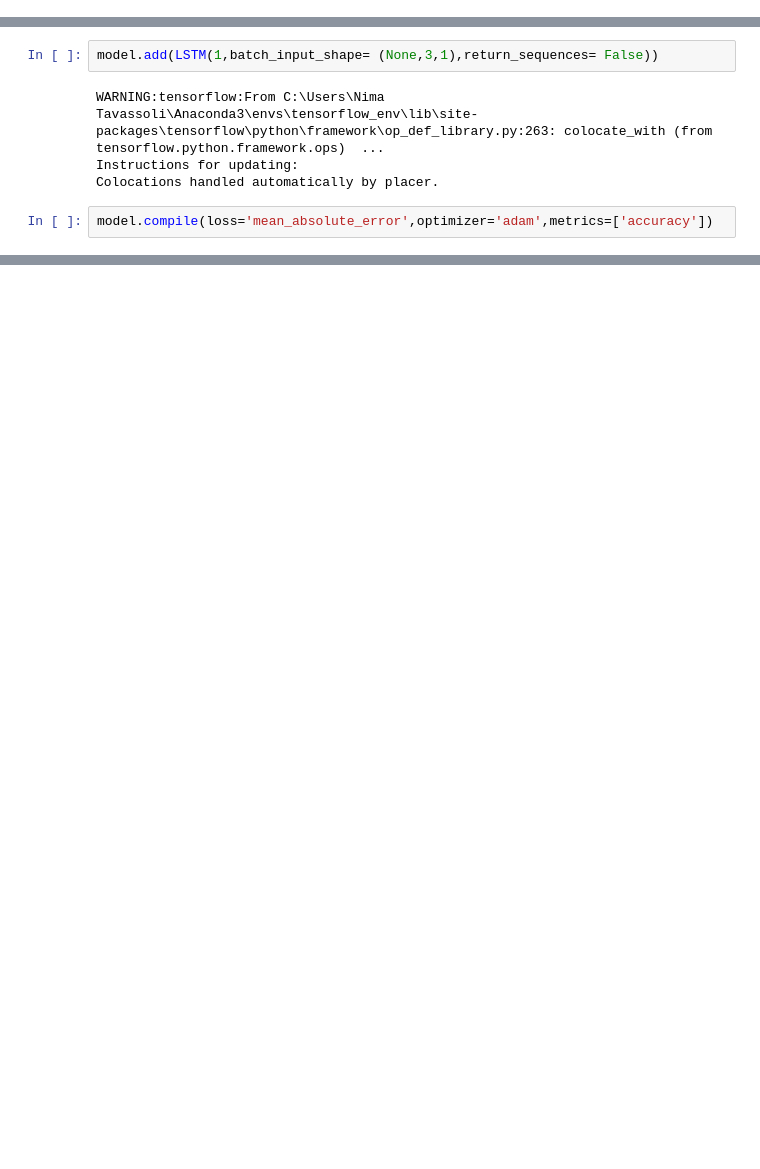
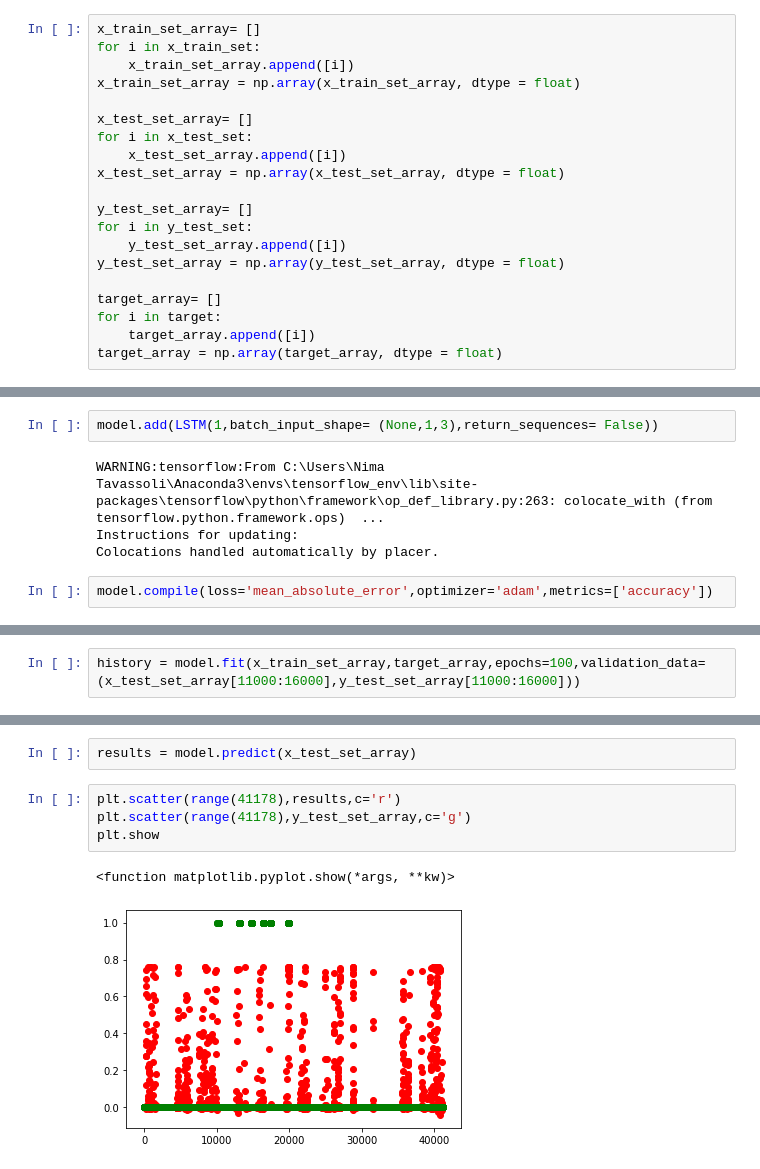
Before and after one commit to Nimtaa/Noisy, a Jupyter notebook: NeuralNetworks.ipynb, the cells around one changed output, grey strips where cells are left out. Cells and saved outputs as stored; diff of their text form; blank space fills up the shorter version.

Commit message:
LSTM created

```diff
--- a/NeuralNetworks.ipynb
+++ b/NeuralNetworks.ipynb
@@ -22 +34,21 @@ target = np.array(target,dtype=float)
+# %%
+x_train_set_array= []
+for i in x_train_set:
+    x_train_set_array.append([i])
+x_train_set_array = np.array(x_train_set_array, dtype = float)
+
+x_test_set_array= []
+for i in x_test_set:
+    x_test_set_array.append([i])
+x_test_set_array = np.array(x_test_set_array, dtype = float)
+
+y_test_set_array= []
+for i in y_test_set:
+    y_test_set_array.append([i])
+y_test_set_array = np.array(y_test_set_array, dtype = float)
+
+target_array= []
+for i in target:
+    target_array.append([i])
+target_array = np.array(target_array, dtype = float)
 # %%
@@ -32,7 +64,7 @@ target.shape
 # %%
 model = Sequential()
 # %%
-model.add(LSTM(1,batch_input_shape= (None,3,1),return_sequences= False))
+model.add(LSTM(1,batch_input_shape= (None,1,3),return_sequences= False))
 # %% [output]
 WARNING:tensorflow:From C:\Users\Nima Tavassoli\Anaconda3\envs\tensorflow_env\lib\site-packages\tensorflow\python\framework\op_def_library.py:263: colocate_with (from tensorflow.python.framework.ops)  ...
 Instructions for updating:
@@ -52,2 +84,4 @@ Trainable params: 12
 Non-trainable params: 0
 _________________________________________________________________
+# %%
+history = model.fit(x_train_set_array,target_array,epochs=100,validation_data=(x_test_set_array[11000:16000],y_test_set_array[11000:16000]))
@@ -53,0 +106,9 @@ _________________________________________________________________
+# %%
+results = model.predict(x_test_set_array)
+# %%
+plt.scatter(range(41178),results,c='r')
+plt.scatter(range(41178),y_test_set_array,c='g')
+plt.show
+# %% [output]
+<function matplotlib.pyplot.show(*args, **kw)>
+[figure, added]
```
Also changed, not shown: parts of 21 cells of this notebook.
